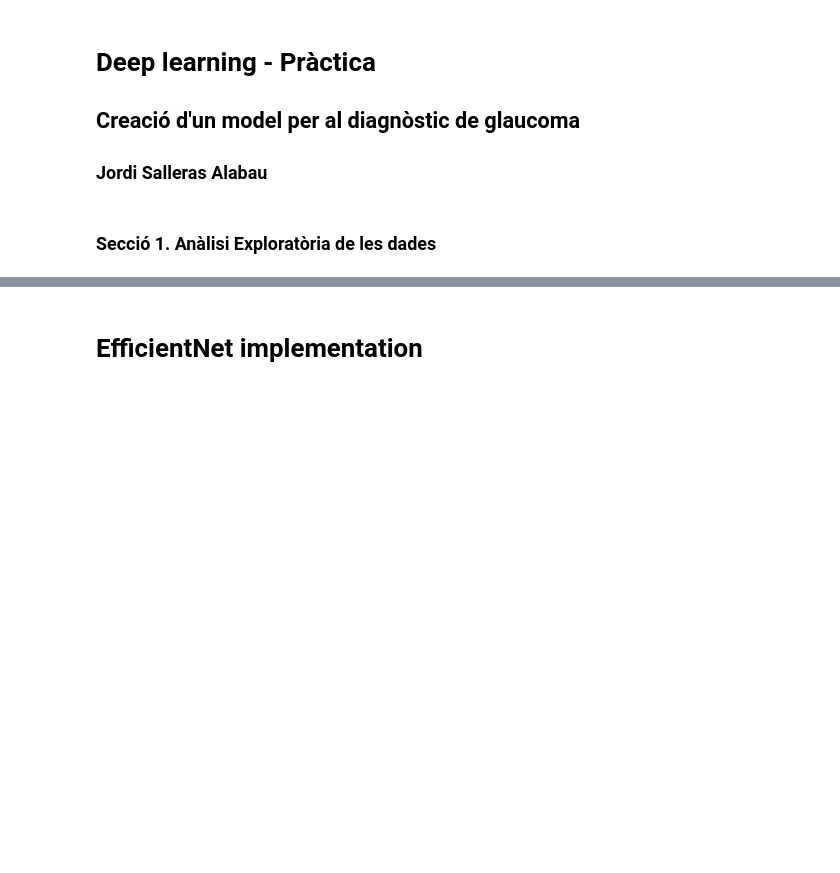
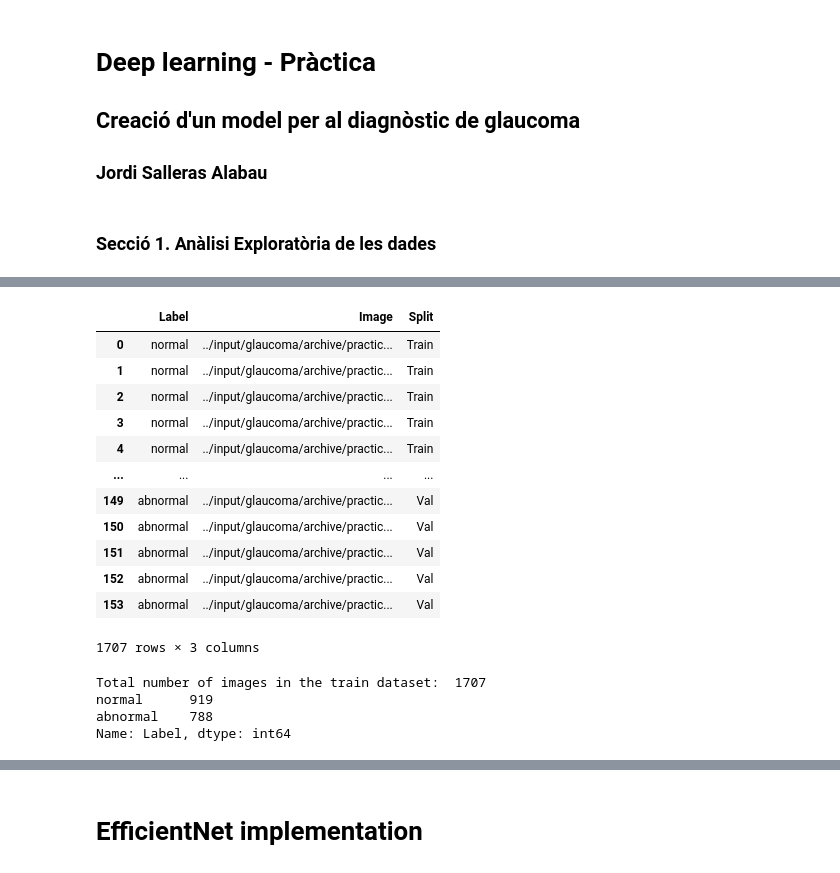
Before and after one commit to Jidorr/DeepLearning, a Jupyter notebook: Practica/pra-glaucoma.ipynb, the cells around one changed output, grey strips where cells are left out. Cells and saved outputs as stored; diff of their text form; code cells hidden in the pictures; blank space fills up the shorter version.

Commit message:
Kaggle Notebook | PRA-Glaucoma | Version 3

```diff
--- a/Practica/pra-glaucoma.ipynb
+++ b/Practica/pra-glaucoma.ipynb
@@ -38,9 +41,28 @@ print('Types of classes labels found: ' + str(len(train_dataset_path)))
 # %%
 train_path = '../input/glaucoma/archive/practica_DL_UOC_2022/Fold0/train'
+test_path = '../input/glaucoma/archive/practica_DL_UOC_2022/Fold0/test'
+valid_path = '../input/glaucoma/archive/practica_DL_UOC_2022/Fold0/valid'
 class_labels = []
 for item in train_dataset_path:
     all_classes = os.listdir(train_path + '/' + item)
     for image in all_classes:
         class_labels.append((item, str(train_path + '/' + item) + '/' + image))
 
-df = pd.DataFrame(data=class_labels, columns = ['Label', 'Image'])
+df_train = pd.DataFrame(data=class_labels, columns = ['Label', 'Image'])
+df_train['Split'] = 'Train'
+
+class_labels = []
+for item in test_dataset_path:
+    all_classes = os.listdir(test_path + '/' + item)
+    for image in all_classes:
+        class_labels.append((item, str(test_path + '/' + item) + '/' + image))
+df_test = pd.DataFrame(data=class_labels, columns = ['Label', 'Image'])
+df_test['Split'] = 'Test'
+
+class_labels = []
+for item in valid_dataset_path:
+    all_classes = os.listdir(valid_path + '/' + item)
+    for image in all_classes:
+        class_labels.append((item, str(valid_path + '/' + item) + '/' + image))
+df_val = pd.DataFrame(data=class_labels, columns = ['Label', 'Image'])
+df_val['Split'] = 'Val'
@@ -48,0 +69,17 @@ df.head()
+# %%
+df = pd.concat([df_train, df_test, df_val])
+df
+# %% [output]
+|  | Label | Image | Split |
+| 0 | normal | ../input/glaucoma/archive/practic... | Train |
+| 1 | normal | ../input/glaucoma/archive/practic... | Train |
+| 2 | normal | ../input/glaucoma/archive/practic... | Train |
+| 3 | normal | ../input/glaucoma/archive/practic... | Train |
+| 4 | normal | ../input/glaucoma/archive/practic... | Train |
+| ... | ... | ... | ... |
+| 149 | abnormal | ../input/glaucoma/archive/practic... | Val |
+| 150 | abnormal | ../input/glaucoma/archive/practic... | Val |
+| 151 | abnormal | ../input/glaucoma/archive/practic... | Val |
+| 152 | abnormal | ../input/glaucoma/archive/practic... | Val |
+| 153 | abnormal | ../input/glaucoma/archive/practic... | Val |
+1707 rows × 3 columns
@@ -51,6 +90,11 @@ print('Total number of images in the train dataset: ', len(df))
 
 label_count = df['Label'].value_counts()
 print(label_count)
+# %% [output]
+Total number of images in the train dataset:  1707
+normal      919
+abnormal    788
+Name: Label, dtype: int64
 # %%
 def process_images_folder(folder_path):
     folder_path_dir = os.listdir(folder_path)
```
Also changed, not shown: parts of 38 cells of this notebook.
